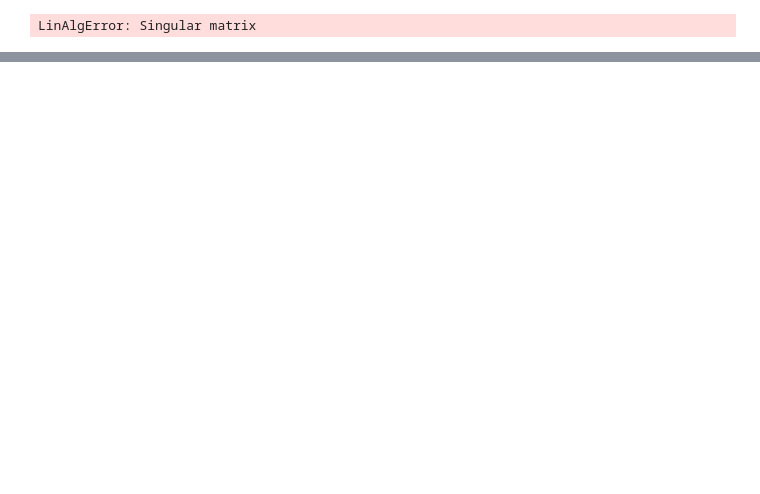
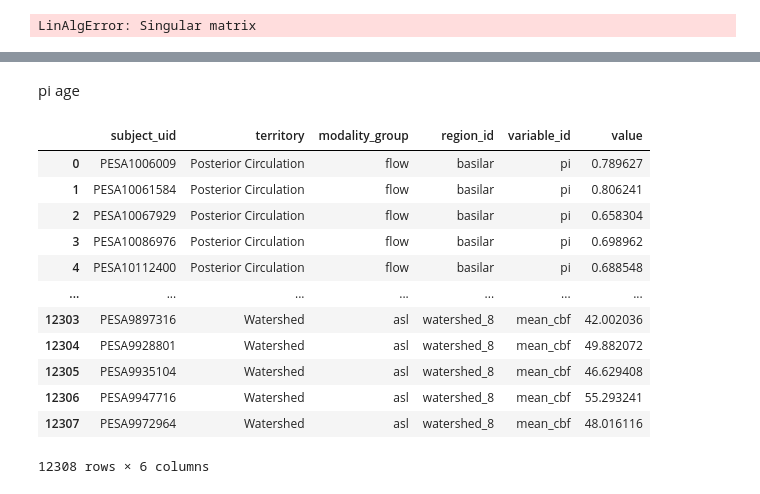
Before and after one commit to CNIC-Neuroimaging/Nvitk, a Jupyter notebook: notebooks/exploration/pesabrain-hemodynamic-modeling/exploration.ipynb, the cells around one changed output, grey strips where cells are left out. Saved outputs shown, nothing was run; the diff lists cells and outputs as text; code cells hidden in the pictures; blank space fills up the shorter version.

```diff
--- a/notebooks/exploration/pesabrain-hemodynamic-modeling/exploration.ipynb
+++ b/notebooks/exploration/pesabrain-hemodynamic-modeling/exploration.ipynb
@@ -96,23 +132,19 @@ MixedLM (cacs-style: `groups=territory`, patient variance component)
 # %%
-_tac_series = analysis_df["tacsctot_group"].dropna().astype(str)
-_tac_ref = _tac_series.mode().iloc[0] if len(_tac_series) else "only_e3"
 formula = (
-    f"mean_cbf ~ C(tacsctot_group, Treatment({_tac_ref!r})) "
-    f"* C(territory, Treatment('Anterior Circulation')) "
-    f"+ age_at_mri + sex + hematocrit"
+    f"mean_cbf ~ C(tacsctot_group, Treatment('g0')) "
+    f"* C(territory, Treatment('MCA')) "
+    f"+ age_c + sex + hematocrit"
 )
 
 _model_cols = [
     "mean_cbf",
     "tacsctot_group",
     "territory",
-    "age_at_mri",
+    "age_c",
     "sex",
     "hematocrit",
     "subject_uid",
 ]
-if "score2" in analysis_df.columns:
-    _model_cols.append("score2")
 
 res, df_fit, _meta = nv.stats.fit_or_load_mixedlm(
     model_path=None,
@@ -123,8 +155,6 @@ res, df_fit, _meta = nv.stats.fit_or_load_mixedlm(
     vc_formula={"subject": "0 + C(subject_uid)"},
     overwrite=False,
     required_columns=_model_cols,
-    dropna_columns=_model_cols,
-    fit_kwargs={"reml": True, "maxiter": 2000},
 )
 
 nv.stats.print_mixedlm_info(
@@ -154,0 +190,64 @@ fig.clf()
+# %% [markdown]
+pi age
+# %%
+_IMAGING_VARS = ['pi']
+_COVAR_FOR_MODEL = [
+    "tacsctot_group",
+    "age_at_mri",
+    "sex",
+    "hematocrit",
+    # "score2",
+]
+_cov = [c for c in _COVAR_FOR_MODEL if c in clinical.columns]
+
+ONE2ONE_FLOW_REGIONS = {
+    "RICA": ("rica"),
+    "LCA": ("lica"),
+    "SSSV": ("sssv"),
+    "STRV": ("strv"),
+    "LTSV": ("ltsv"),
+    "RTSV": ("rtsv"),
+    "LACA": ("laca"),
+    "RACA": ("raca"),
+    "LMCA": ("lmca"),
+    "RMCA": ("rmca"),
+    "LPCA": ("lpca"),
+    "RPCA": ("rpca"),
+    "Basi": ("basi"),
+}
+territory_df = nv.stats.melt_imaging_territories(
+    image_df, id_cols=['subject_uid'],
+    flow_vars=_IMAGING_VARS,
+    territory_flow_regions=ONE2ONE_FLOW_REGIONS,
+    include_frame_index=False
+)
+
+analysis_df = nv.stats.build_analysis_df_from_repo_frames(
+    territory_df,
+    clinical,
+    imaging_variable_ids=_IMAGING_VARS,
+    covariate_cols=_cov,
+)
+
+analysis_df = analysis_df.dropna().reset_index(drop=True)
+analysis_df = analysis_df.dropna().reset_index(drop=True)
+analysis_df["age_c"] = analysis_df["age_at_mri"] - float(analysis_df["age_at_mri"].mean())
+analysis_df = analysis_df.drop(columns=['age_at_mri'])
+# analysis_df['territory'] = pd.Categorical(analysis_df['territory'], categories=list(ONE2ONE_FLOW_REGIONS.keys()), ordered=True)
+analysis_df = analysis_df[analysis_df['territory'] != 'Unmapped']
+analysis_df['tacsctot_group'] = pd.Categorical(analysis_df['tacsctot_group'], categories=['g0', 'g1', 'g2', 'g3'], ordered=True)
+territory_df
+# %% [output]
+|  | subject_uid | territory | modality_group | region_id | variable_id | value |
+| 0 | PESA1006009 | Posterior Circulation | flow | basilar | pi | 0.789627 |
+| 1 | PESA10061584 | Posterior Circulation | flow | basilar | pi | 0.806241 |
+| 2 | PESA10067929 | Posterior Circulation | flow | basilar | pi | 0.658304 |
+| 3 | PESA10086976 | Posterior Circulation | flow | basilar | pi | 0.698962 |
+| 4 | PESA10112400 | Posterior Circulation | flow | basilar | pi | 0.688548 |
+| ... | ... | ... | ... | ... | ... | ... |
+| 12303 | PESA9897316 | Watershed | asl | watershed_8 | mean_cbf | 42.002036 |
+| 12304 | PESA9928801 | Watershed | asl | watershed_8 | mean_cbf | 49.882072 |
+| 12305 | PESA9935104 | Watershed | asl | watershed_8 | mean_cbf | 46.629408 |
+| 12306 | PESA9947716 | Watershed | asl | watershed_8 | mean_cbf | 55.293241 |
+| 12307 | PESA9972964 | Watershed | asl | watershed_8 | mean_cbf | 48.016116 |
+12308 rows × 6 columns
```
Also changed, not shown: parts of 9 cells of this notebook, 3 other files.
